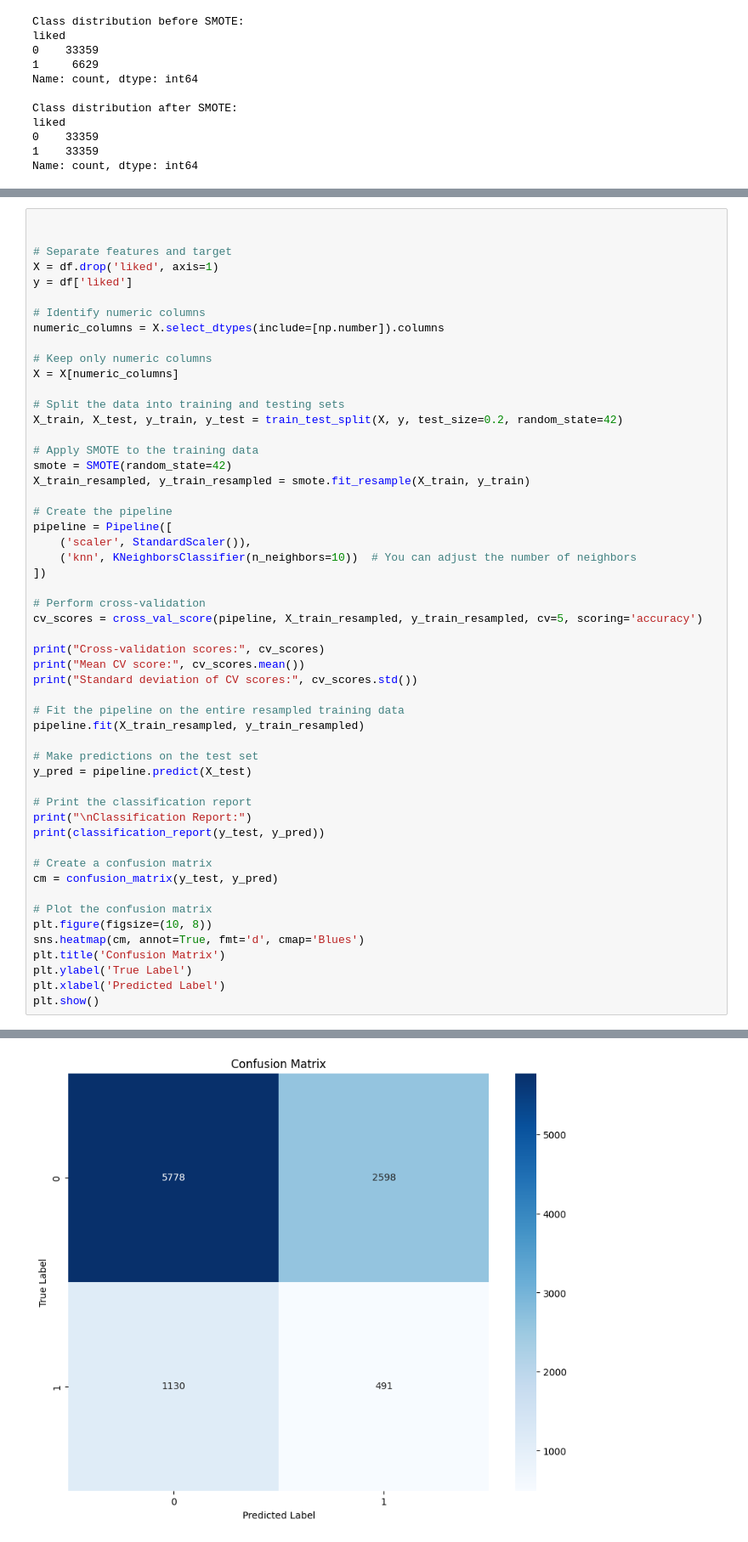
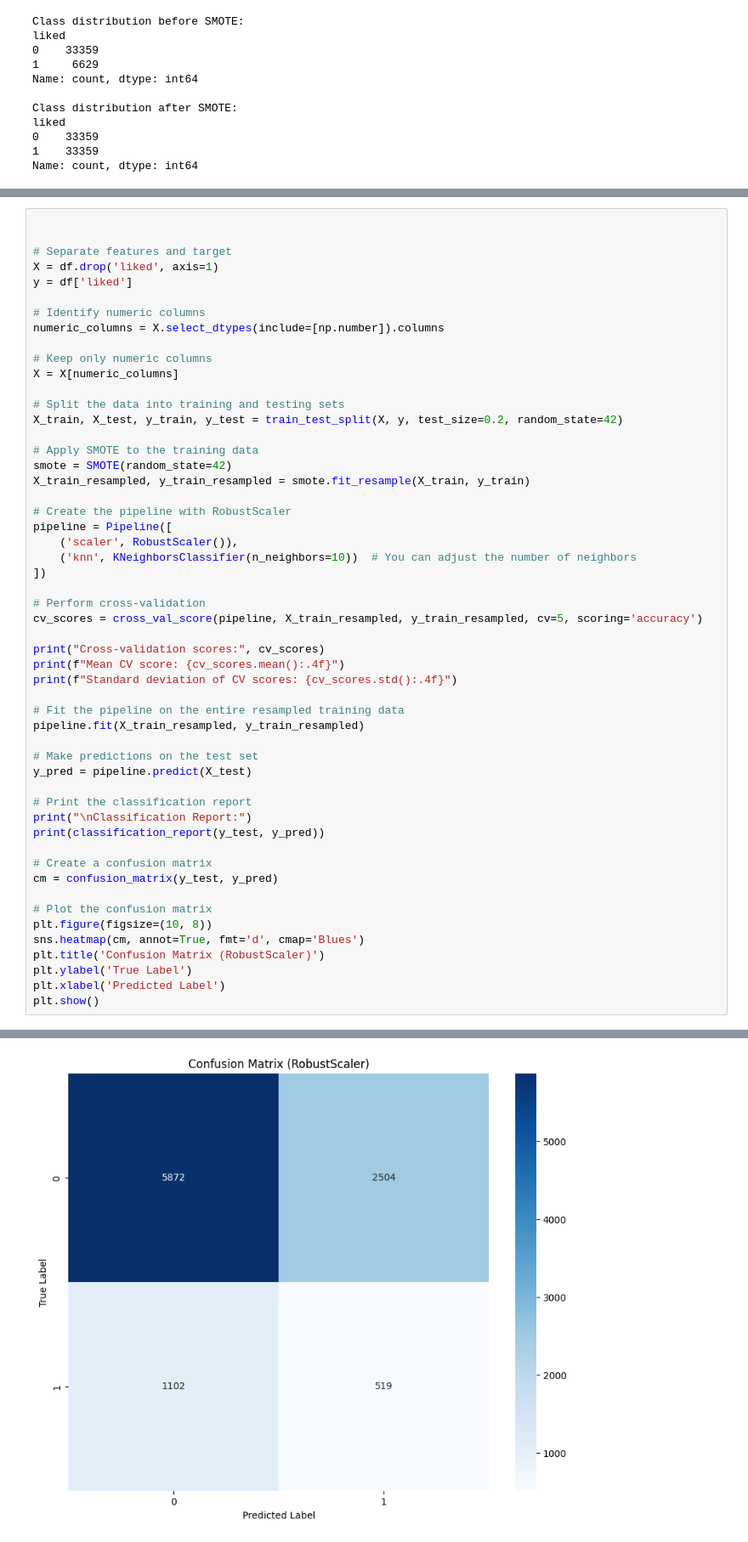
Before and after one commit to ericmuga253/ML_1, a Jupyter notebook: capstone.ipynb, the cells around one changed output, grey strips where cells are left out. Shown at 85% size. Drawn from its saved outputs; the diff is of its cells as text.

```diff
--- a/capstone.ipynb
+++ b/capstone.ipynb
@@ -297,9 +361,9 @@ X_train, X_test, y_train, y_test = train_test_split(X, y, test_size=0.2, random_
 smote = SMOTE(random_state=42)
 X_train_resampled, y_train_resampled = smote.fit_resample(X_train, y_train)
 
-# Create the pipeline
+# Create the pipeline with RobustScaler
 pipeline = Pipeline([
-    ('scaler', StandardScaler()),
+    ('scaler', RobustScaler()),
     ('knn', KNeighborsClassifier(n_neighbors=10))  # You can adjust the number of neighbors
 ])
 
@@ -307,8 +371,8 @@ pipeline = Pipeline([
 cv_scores = cross_val_score(pipeline, X_train_resampled, y_train_resampled, cv=5, scoring='accuracy')
 
 print("Cross-validation scores:", cv_scores)
-print("Mean CV score:", cv_scores.mean())
-print("Standard deviation of CV scores:", cv_scores.std())
+print(f"Mean CV score: {cv_scores.mean():.4f}")
+print(f"Standard deviation of CV scores: {cv_scores.std():.4f}")
 
 # Fit the pipeline on the entire resampled training data
 pipeline.fit(X_train_resampled, y_train_resampled)
@@ -326,7 +390,7 @@ cm = confusion_matrix(y_test, y_pred)
 # Plot the confusion matrix
 plt.figure(figsize=(10, 8))
 sns.heatmap(cm, annot=True, fmt='d', cmap='Blues')
-plt.title('Confusion Matrix')
+plt.title('Confusion Matrix (RobustScaler)')
 plt.ylabel('True Label')
 plt.xlabel('Predicted Label')
 plt.show()
@@ -347,4 +411,4 @@ weighted avg       0.73      0.63      0.67      9997
-[figure, old version]
+[figure, new version]
 # %%
 
 
```
Also changed, not shown: parts of 5 cells of this notebook.
